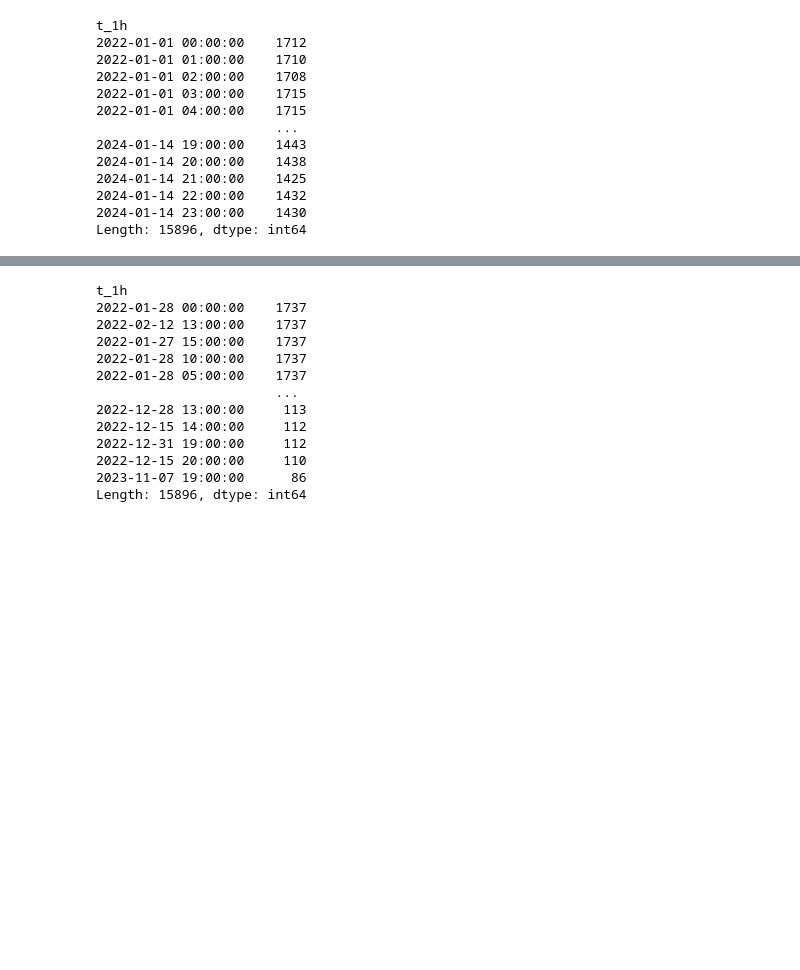
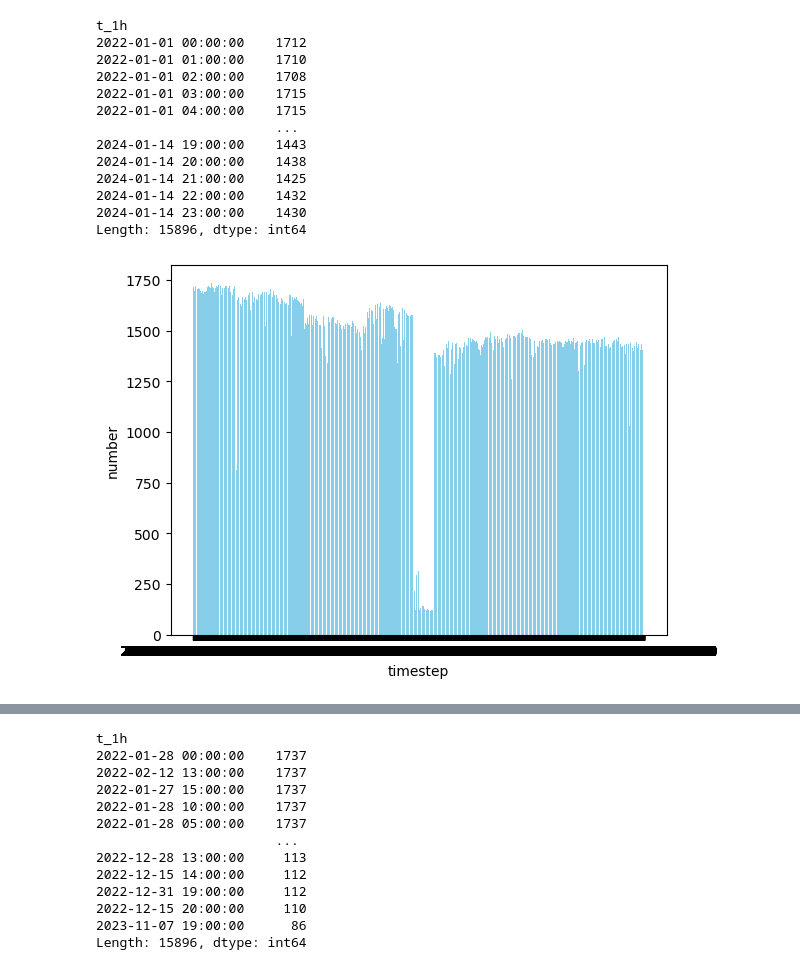
Before and after one commit to Misaki-Wang/Paris-City-Brain-Traffic-Flow-Forecasting, a Jupyter notebook: snippets/data_check_STGNN.ipynb, the cells around one changed output, grey strips where cells are left out. Drawn from its saved outputs; the diff is of its cells as text; code cells hidden in the pictures; blank space fills up the shorter version.

Commit message:
5-4 stgnn data

```diff
--- a/snippets/data_check_STGNN.ipynb
+++ b/snippets/data_check_STGNN.ipynb
@@ -24,3 +42,19 @@ t_1h
 2024-01-14 22:00:00    1432
 2024-01-14 23:00:00    1430
 Length: 15896, dtype: int64
+# %%
+import matplotlib.pyplot as plt
+
+counts = train_data.groupby('t_1h').size()
+
+# 绘制柱状图
+plt.bar(counts.index, counts.values, color='skyblue')
+
+# 添加标题和标签
+plt.xlabel('timestep')
+plt.ylabel('number')
+
+# 显示图形
+plt.show()
+# %% [output]
+[figure, added]
```
Also changed, not shown: parts of 5 cells of this notebook, 1 other file.
